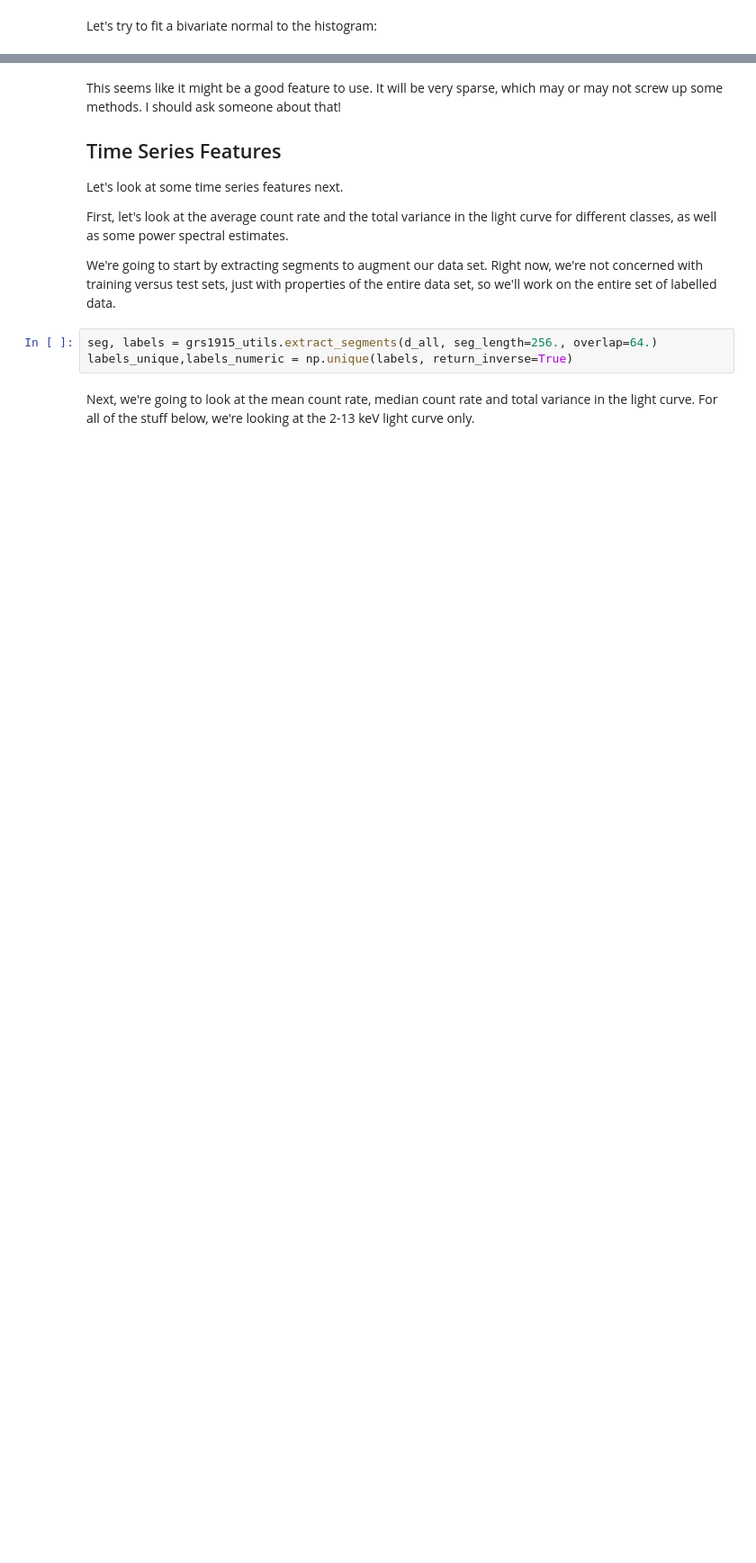
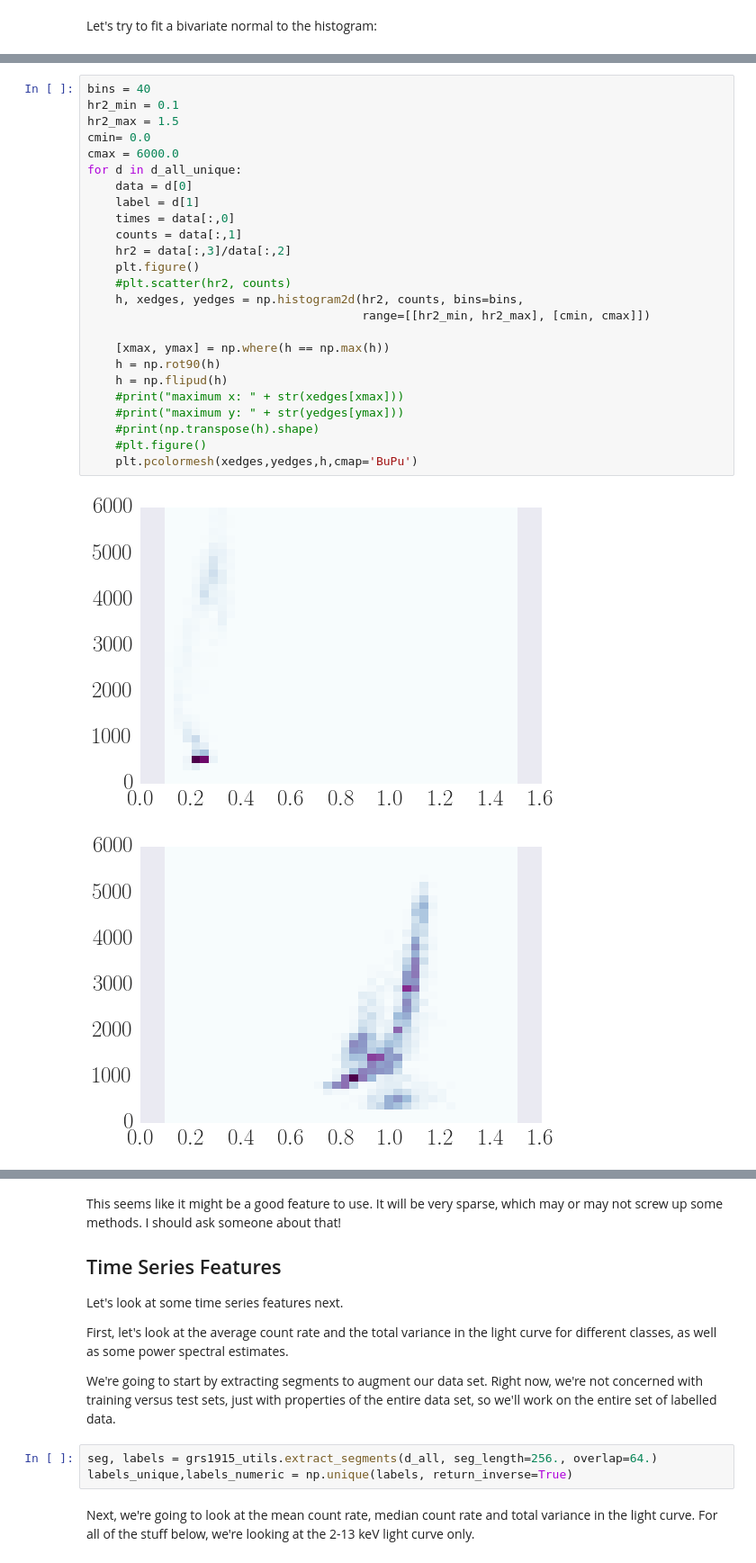
Before and after one commit to dhuppenkothen/BlackHoleMagic, a Jupyter notebook: GRS1915_DataVisualisation.ipynb, the cells around one changed output, grey strips where cells are left out. Shown at 90% size. Drawn from its saved outputs; the diff is of its cells as text; blank space fills up the shorter version.

```diff
--- a/GRS1915_DataVisualisation.ipynb
+++ b/GRS1915_DataVisualisation.ipynb
@@ -307,0 +382,28 @@ alpha_nr: -0.549681256817
+# %%
+bins = 40
+hr2_min = 0.1
+hr2_max = 1.5
+cmin= 0.0
+cmax = 6000.0
+for d in d_all_unique:
+    data = d[0]
+    label = d[1]
+    times = data[:,0]
+    counts = data[:,1]
+    hr2 = data[:,3]/data[:,2]
+    plt.figure()
+    #plt.scatter(hr2, counts)
+    h, xedges, yedges = np.histogram2d(hr2, counts, bins=bins,
+                                       range=[[hr2_min, hr2_max], [cmin, cmax]])
+
+    [xmax, ymax] = np.where(h == np.max(h))
+    h = np.rot90(h)
+    h = np.flipud(h)
+    #print("maximum x: " + str(xedges[xmax]))
+    #print("maximum y: " + str(yedges[ymax]))
+    #print(np.transpose(h).shape)
+    #plt.figure()
+    plt.pcolormesh(xedges,yedges,h,cmap='BuPu')
+# %% [output]
+[figure, added]
+[figure, added]
```
Also changed, not shown: parts of 18 cells of this notebook, 3 other files.
